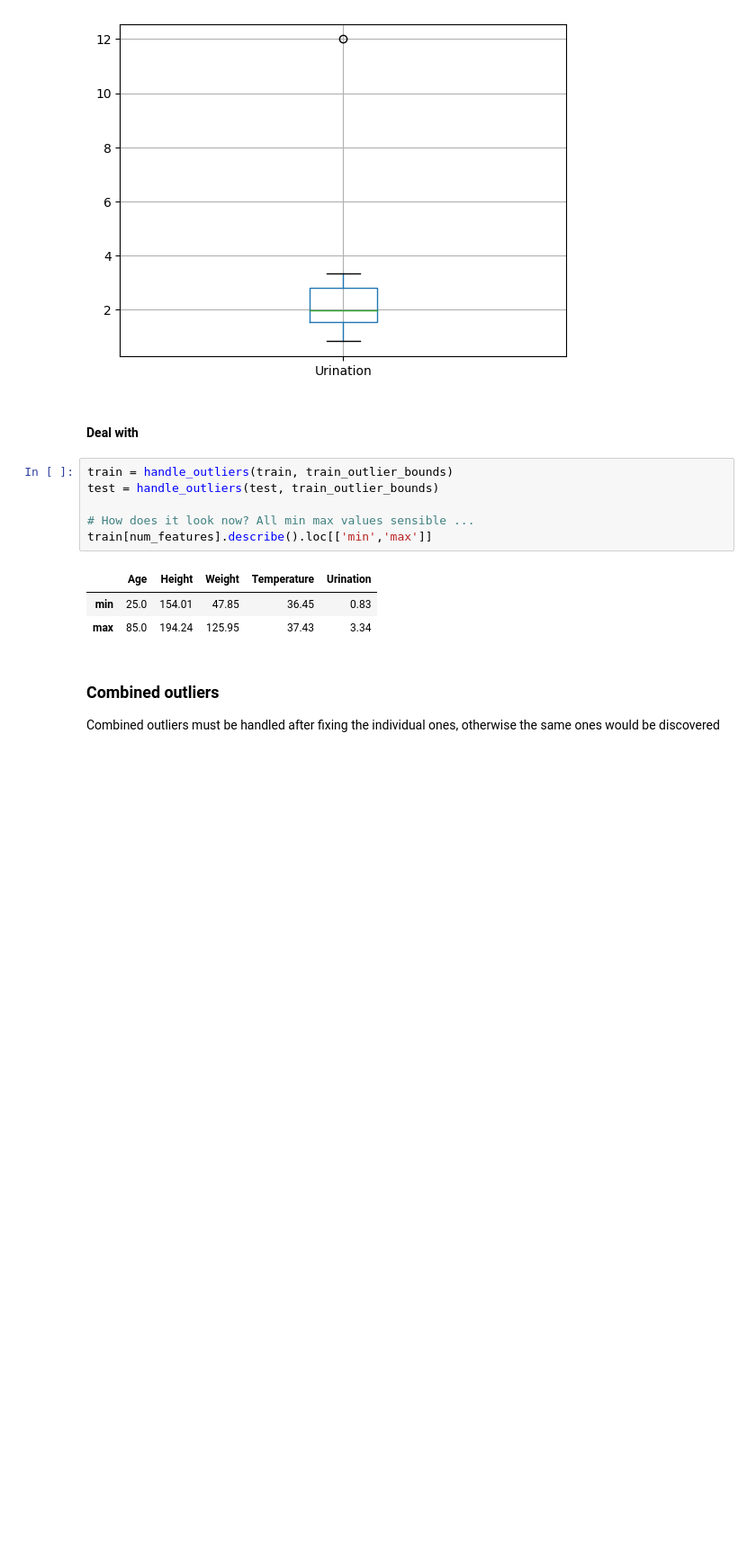
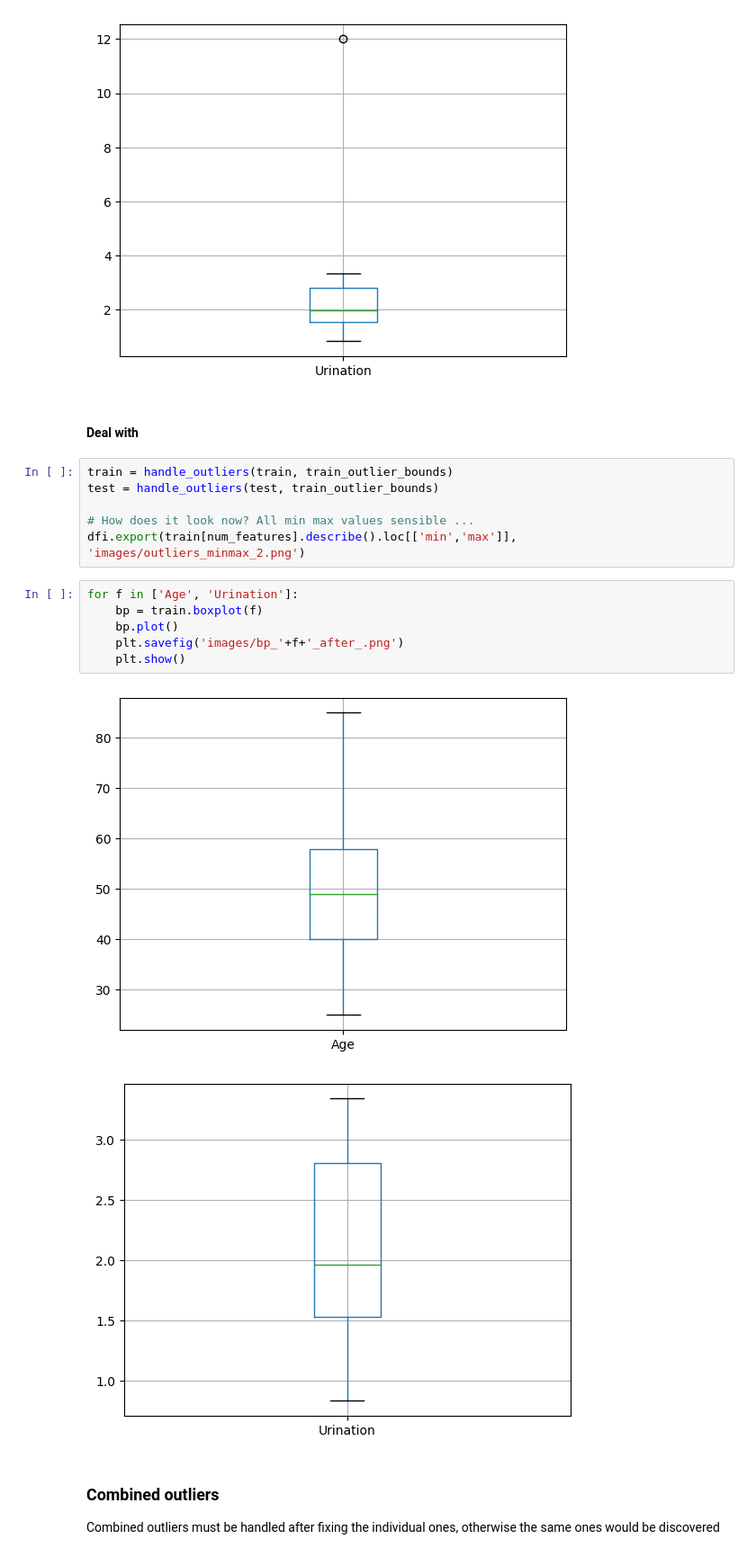
Before and after one commit to Even-tr/IN-STK5000-9000-Project-1, a Jupyter notebook: NotebookV2.ipynb, the cells around one changed output. Shown at 90% size. Cells and saved outputs as stored; diff of their text form; blank space fills up the shorter version.

Commit message:
more visualisations

```diff
--- a/NotebookV2.ipynb
+++ b/NotebookV2.ipynb
@@ -275,11 +261,16 @@ train = handle_outliers(train, train_outlier_bounds)
 test = handle_outliers(test, train_outlier_bounds)
 
 # How does it look now? All min max values sensible ...
-train[num_features].describe().loc[['min','max']]
+dfi.export(train[num_features].describe().loc[['min','max']], 'images/outliers_minmax_2.png')
-# %% [output]
-|  | Age | Height | Weight | Temperature | Urination |
-| min | 25.0 | 154.01 | 47.85 | 36.45 | 0.83 |
-| max | 85.0 | 194.24 | 125.95 | 37.43 | 3.34 |
+# %%
+for f in ['Age', 'Urination']:
+    bp = train.boxplot(f)
+    bp.plot()
+    plt.savefig('images/bp_'+f+'_after_.png')
+    plt.show()
+# %% [output]
+[figure, added]
+[figure, added]
 # %% [markdown]
 ### Combined outliers
 
```
Also changed, not shown: parts of 6 cells of this notebook, 9 other files.
